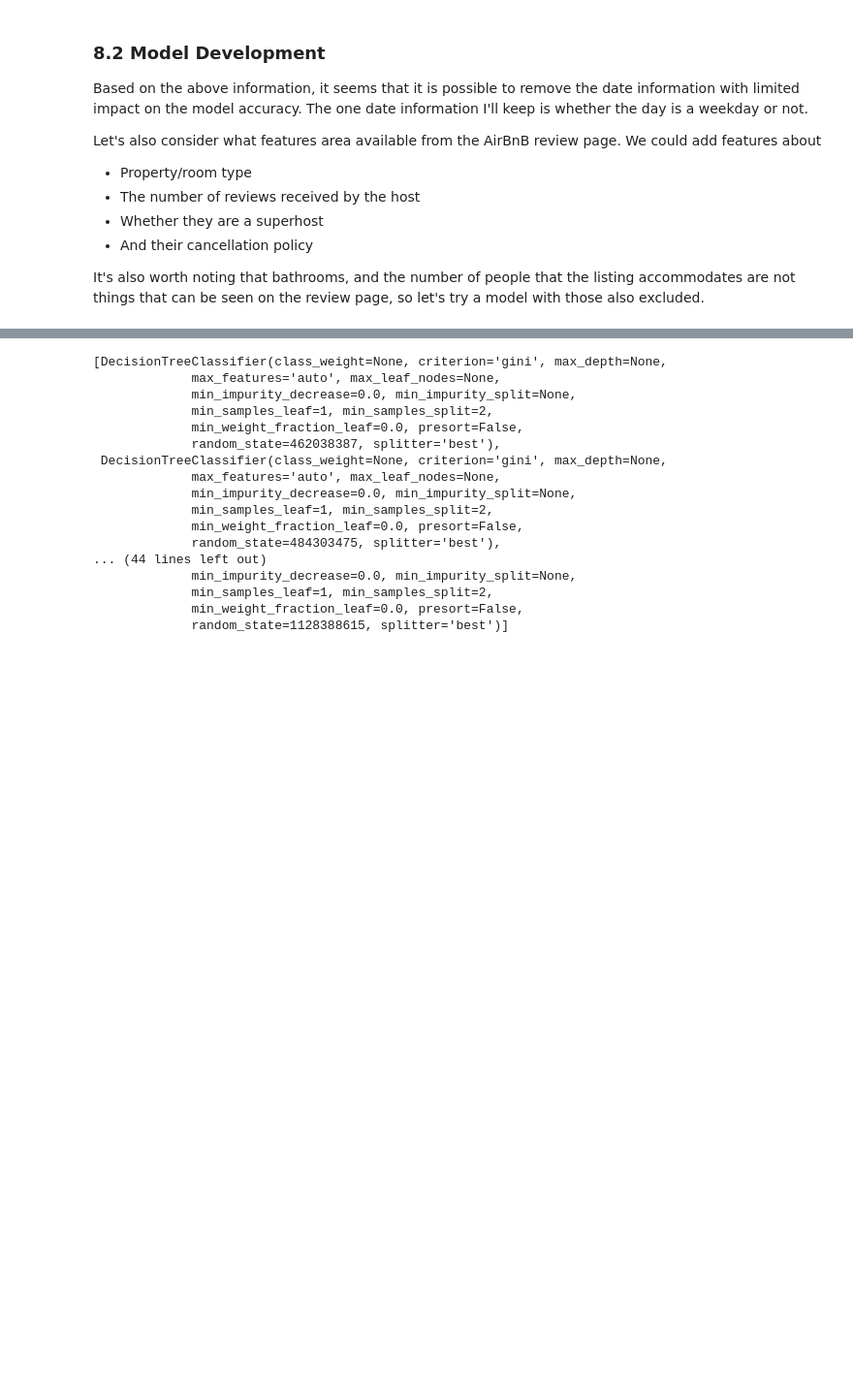
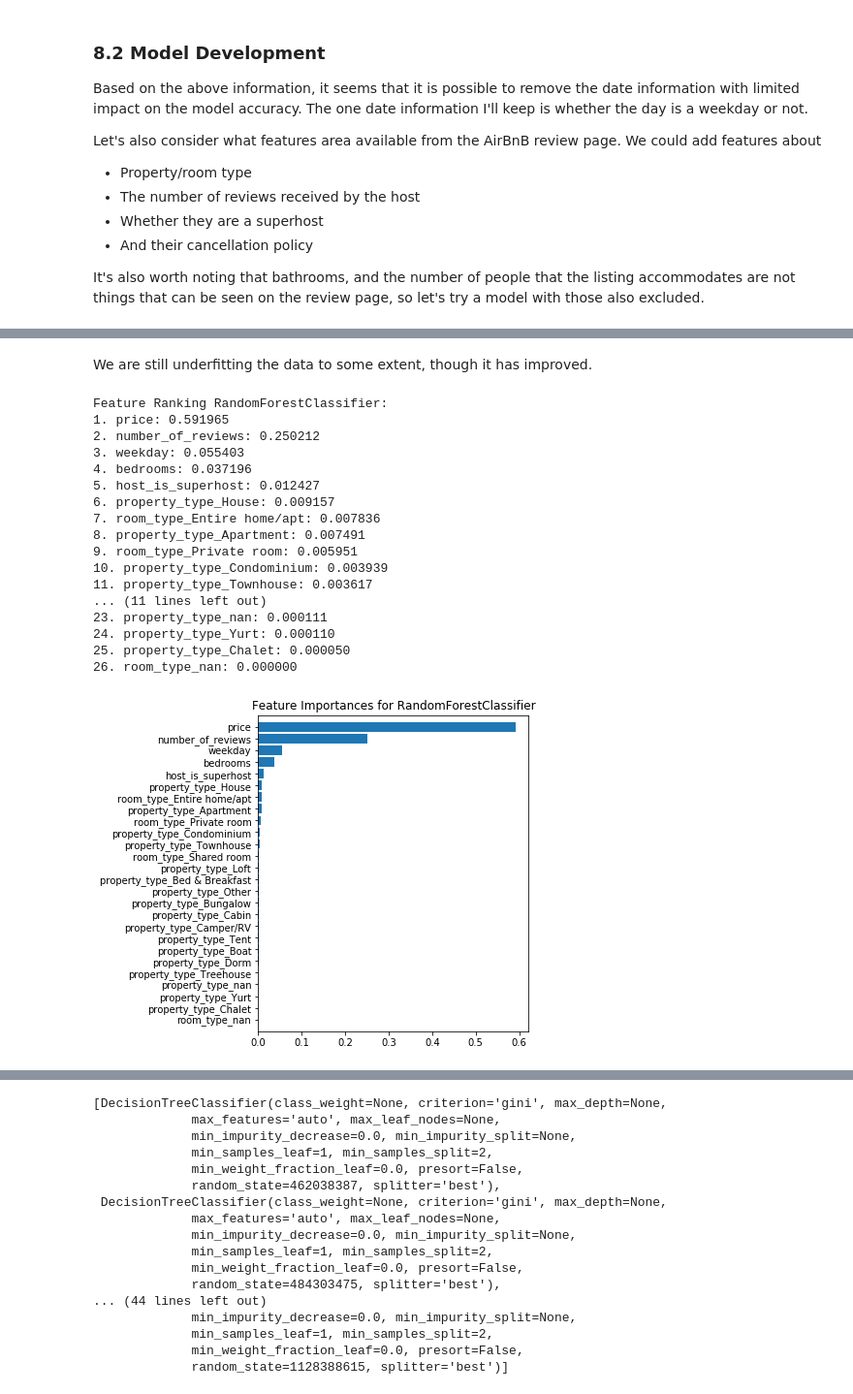
Before and after one commit to rebeccaebarnes/DSND-Project-4, a Jupyter notebook: seattle_airbnb_exploration.ipynb, the cells around one changed output, grey strips where cells are left out. Shown at 97% size. Cells and saved outputs as stored; diff of their text form; code cells hidden in the pictures; blank space fills up the shorter version.

Commit message:
model: RF: 0.8568
Included columns related to property and room type, number of reviews
received and whether the host is a super host.

```diff
--- a/seattle_airbnb_exploration.ipynb
+++ b/seattle_airbnb_exploration.ipynb
@@ -2417,0 +2461,23 @@ y_test = read_y_data('data/y_test.csv', index=X_test_develop.index)
+# %% [markdown]
+We are still underfitting the data to some extent, though it has improved.
+# %%
+plot_feature_importance(rf_pipeline, keep_cols)
+# %% [output]
+Feature Ranking RandomForestClassifier:
+1. price: 0.591965
+2. number_of_reviews: 0.250212
+3. weekday: 0.055403
+4. bedrooms: 0.037196
+5. host_is_superhost: 0.012427
+6. property_type_House: 0.009157
+7. room_type_Entire home/apt: 0.007836
+8. property_type_Apartment: 0.007491
+9. room_type_Private room: 0.005951
+10. property_type_Condominium: 0.003939
+11. property_type_Townhouse: 0.003617
+... (11 lines left out)
+23. property_type_nan: 0.000111
+24. property_type_Yurt: 0.000110
+25. property_type_Chalet: 0.000050
+26. room_type_nan: 0.000000
+[figure, added]
```
Also changed, not shown: parts of 6 cells of this notebook.
